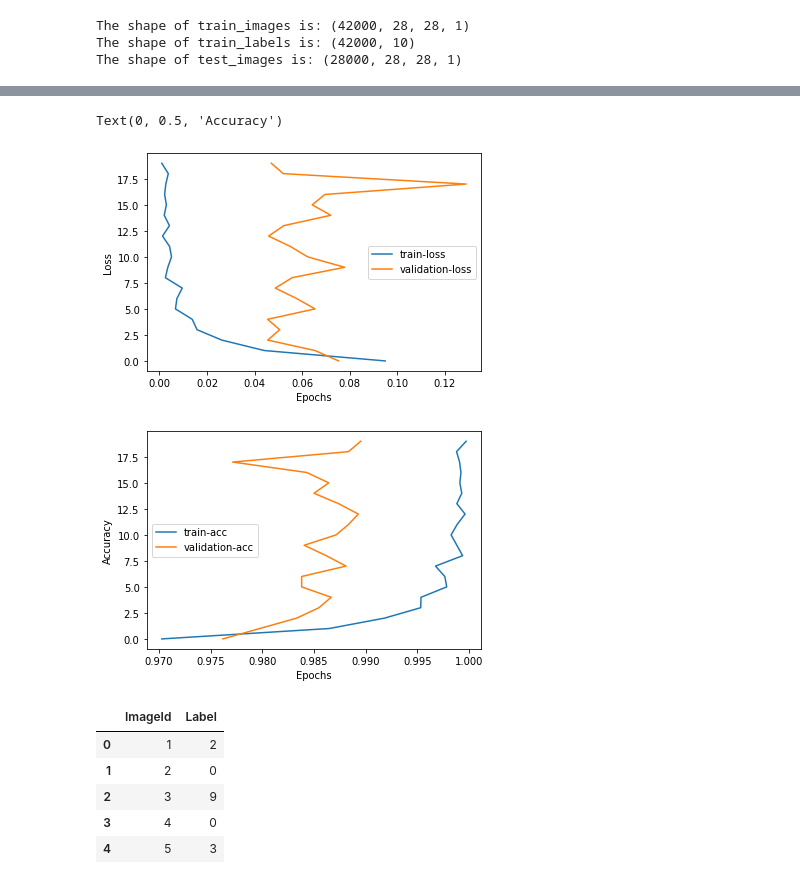
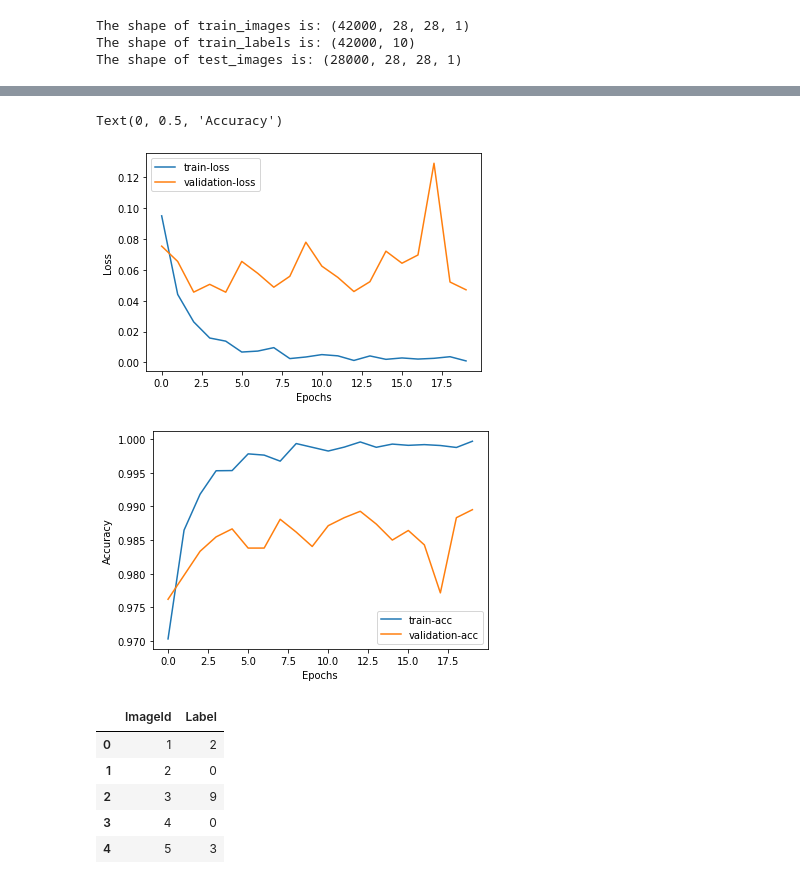
Before and after one commit to Ayush-Porwal/kaggle-digit-recognizer, a Jupyter notebook: digit_recognizer.ipynb, the cells around one changed output, grey strips where cells are left out. Drawn from its saved outputs; the diff is of its cells as text; code cells hidden in the pictures.

```diff
--- a/digit_recognizer.ipynb
+++ b/digit_recognizer.ipynb
@@ -101,26 +101,26 @@ Epoch 20/20
 # %%
 train_loss = history.history['loss']
 train_acc = history.history['accuracy']
 val_loss = history.history['val_loss']
 val_acc = history.history['val_accuracy']
 
 plt.figure()
-plt.plot(train_loss, range(len(train_loss)), '-', label = 'train-loss')
-plt.plot(val_loss, range(len(val_loss)), '-', label = 'validation-loss')
+plt.plot(range(len(train_loss)), train_loss, '-', label = 'train-loss')
+plt.plot(range(len(val_loss)), val_loss, '-', label = 'validation-loss')
 plt.legend()
 plt.xlabel('Epochs')
 plt.ylabel('Loss')
 
 plt.figure()
-plt.plot(train_acc, range(len(train_acc)), '-', label = 'train-acc')
-plt.plot(val_acc, range(len(val_acc)), '-', label = 'validation-acc')
+plt.plot(range(len(train_acc)), train_acc, '-', label = 'train-acc')
+plt.plot(range(len(val_acc)), val_acc, '-', label = 'validation-acc')
 plt.legend()
 plt.xlabel('Epochs')
 plt.ylabel('Accuracy')
 # %% [output]
 Text(0, 0.5, 'Accuracy')
-[figure, old version]
+[figure, new version]
-[figure, old version]
+[figure, new version]
 # %%
 import pandas as pd
 results = model.predict(test_images)
```
